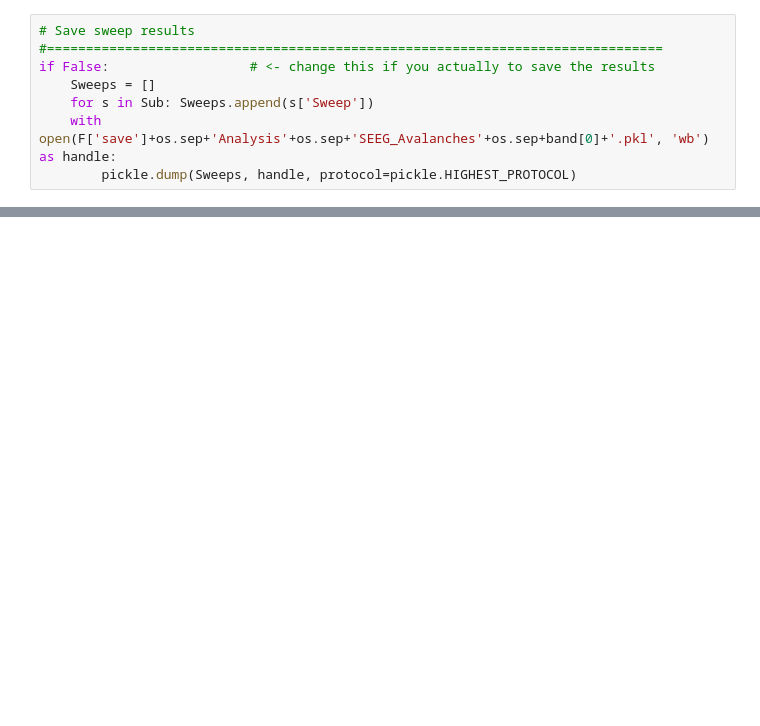
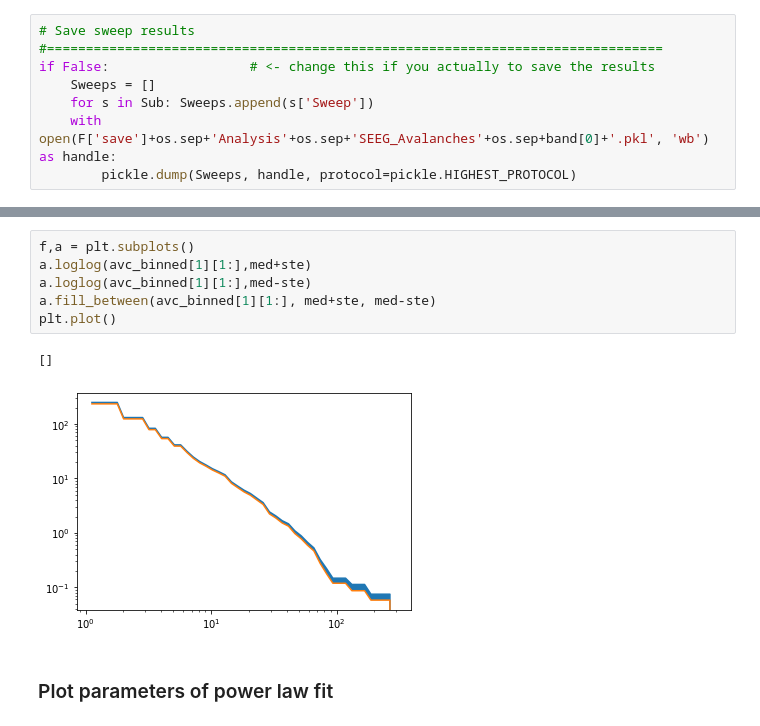
Before and after one commit to roschkoenig/Critical-Dynamics-in-Epilepsy, a Jupyter notebook: 07 - SEEG/cde_seeg.ipynb, the cells around one changed output, grey strips where cells are left out. Drawn from its saved outputs; the diff is of its cells as text; blank space fills up the shorter version.

```diff
--- a/07 - SEEG/cde_seeg.ipynb
+++ b/07 - SEEG/cde_seeg.ipynb
@@ -353,0 +282,11 @@ print(np.mean(temp[1,:]))
+# %%
+f,a = plt.subplots()
+a.loglog(avc_binned[1][1:],med+ste)
+a.loglog(avc_binned[1][1:],med-ste)
+a.fill_between(avc_binned[1][1:], med+ste, med-ste)
+plt.plot()
+# %% [output]
+[]
+[figure, added]
+# %% [markdown]
+### Plot parameters of power law fit
```
Also changed, not shown: parts of 50 cells of this notebook, 5 other files.
